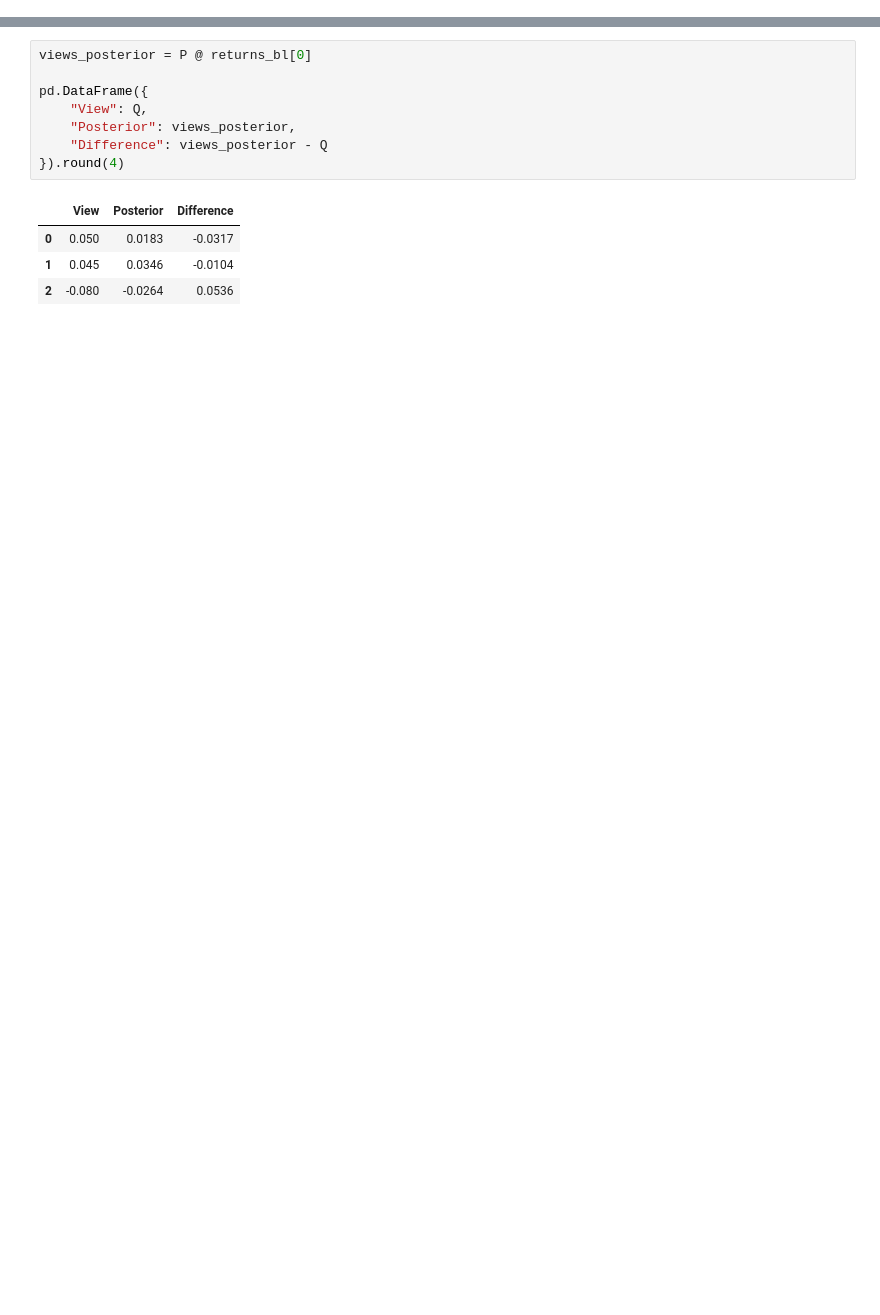
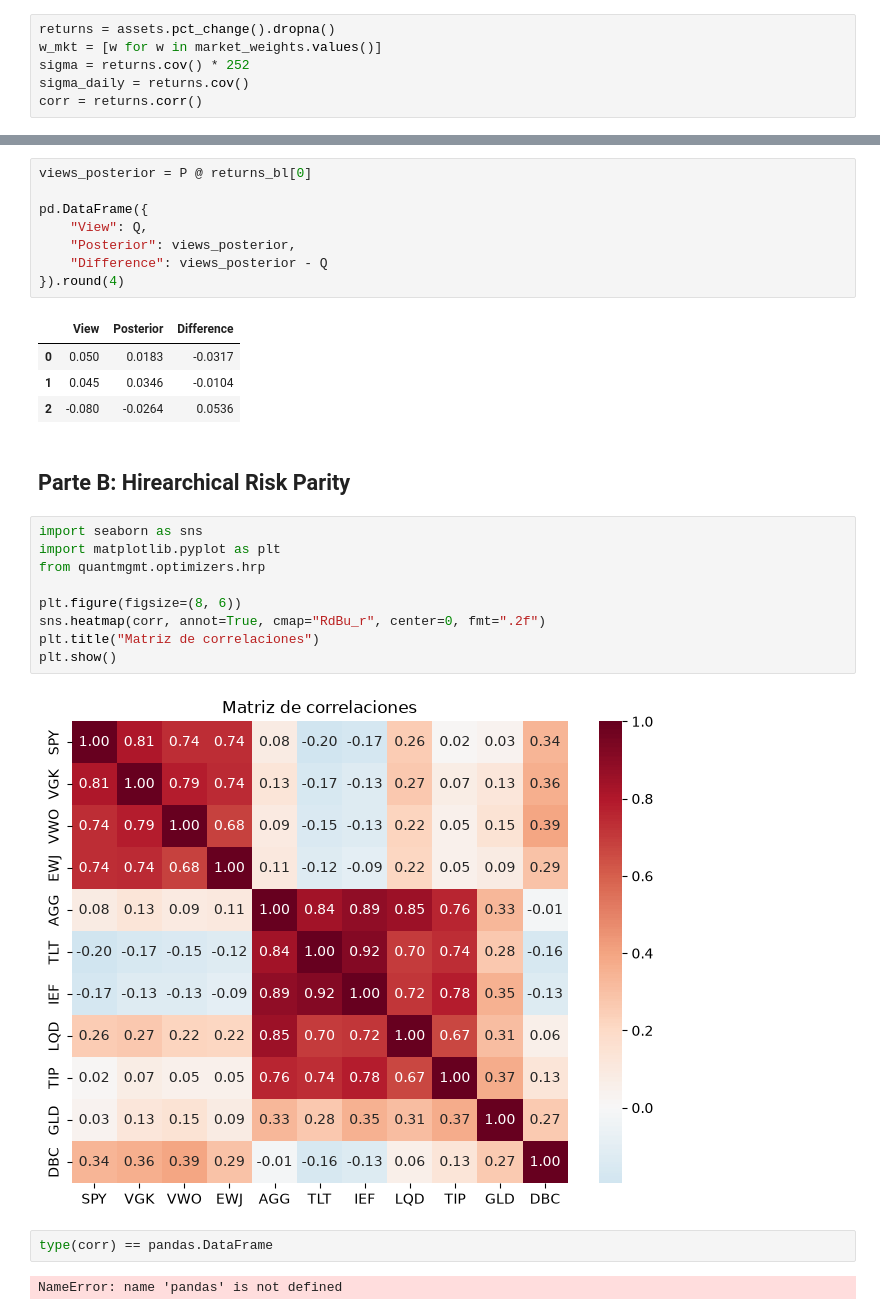
Before and after one commit to Jorgeberlin/quant_management, a Jupyter notebook: notebooks/03_Black_Litterman.ipynb, the cells around one changed output, grey strips where cells are left out. Cells and saved outputs as stored; diff of their text form; blank space fills up the shorter version.

```diff
--- a/notebooks/03_Black_Litterman.ipynb
+++ b/notebooks/03_Black_Litterman.ipynb
@@ -92,3 +90,9 @@ assets = loader.get_prices(TICKERS, START, END)[TICKERS]
 print(f"{assets.index[0]:%Y-%m-%d} -> {assets.index[-1]:%Y-%m-%d}: {len(assets)} sesiones")
 # %% [output]
 2014-01-02 -> 2025-12-30: 3017 sesiones
+# %%
+returns = assets.pct_change().dropna()
+w_mkt = [w for w in market_weights.values()]
+sigma = returns.cov() * 252
+sigma_daily = returns.cov()
+corr = returns.corr()
@@ -237,3 +245,20 @@ pd.DataFrame({
 | 0 | 0.050 | 0.0183 | -0.0317 |
 | 1 | 0.045 | 0.0346 | -0.0104 |
 | 2 | -0.080 | -0.0264 | 0.0536 |
+# %% [markdown]
+## Parte B: Hirearchical Risk Parity
+# %%
+import seaborn as sns
+import matplotlib.pyplot as plt
+from quantmgmt.optimizers.hrp
+
+plt.figure(figsize=(8, 6))
+sns.heatmap(corr, annot=True, cmap="RdBu_r", center=0, fmt=".2f")
+plt.title("Matriz de correlaciones")
+plt.show()
+# %% [output]
+[figure, added]
+# %%
+type(corr) == pandas.DataFrame
+# %% [output]
+NameError: name 'pandas' is not defined
```
Also changed, not shown: parts of 7 cells of this notebook, 1 other file.
